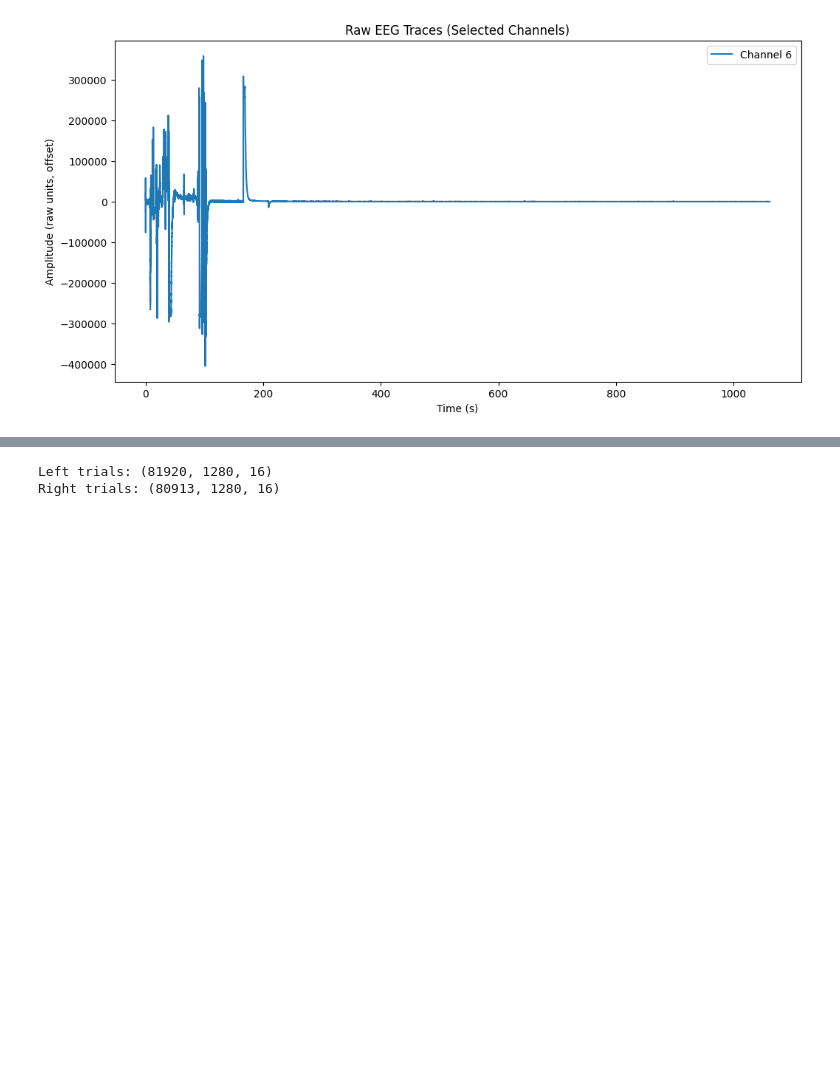
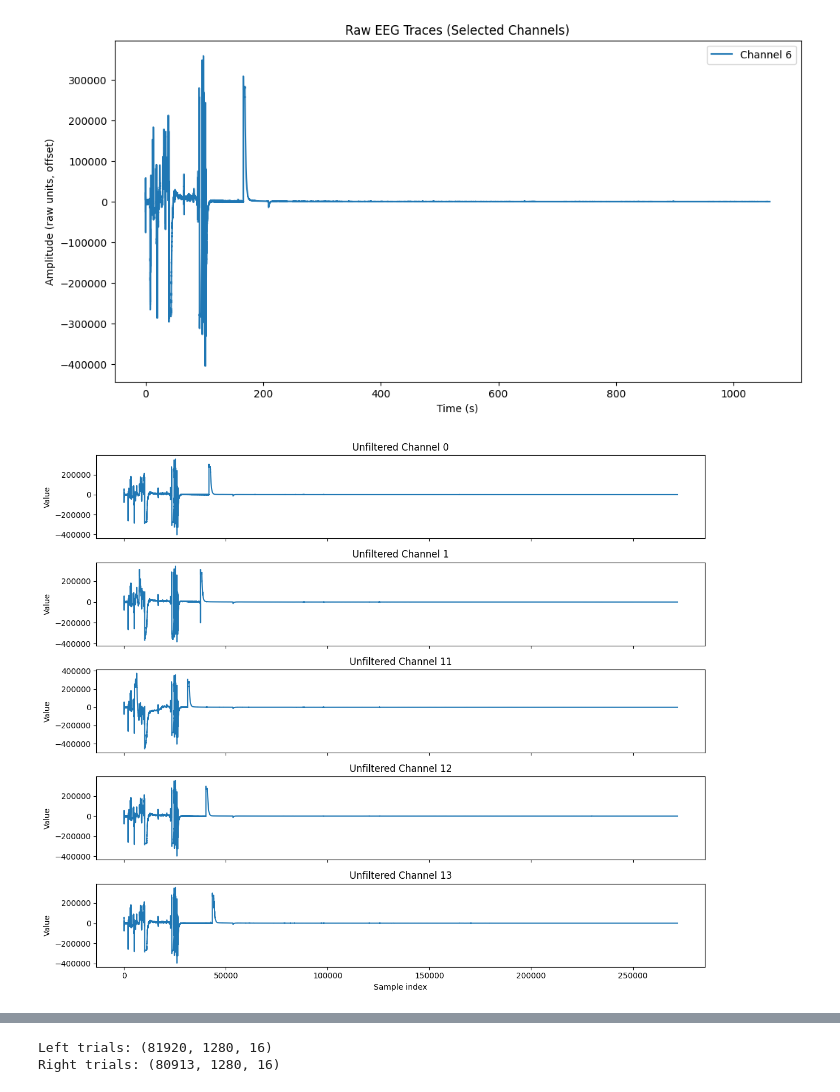
Before and after one commit to Jideco/stroke_rehab_data_analysis, a Jupyter notebook: all_channel_data_preparation_and_preprocessing.ipynb, the cells around one changed output, grey strips where cells are left out. Saved outputs shown, nothing was run; the diff lists cells and outputs as text; code cells hidden in the pictures; blank space fills up the shorter version.

```diff
--- a/all_channel_data_preparation_and_preprocessing.ipynb
+++ b/all_channel_data_preparation_and_preprocessing.ipynb
@@ -69,3 +103,19 @@ plt.legend()
 plt.show()
 # %% [output]
 [figure]
+# %%
+
+channels_to_plot = [2, 3, 13 , 14, 15]  # 0-based indices for ch 1,3,5,7,9,14
+
+fig, axes = plt.subplots(len(channels_to_plot), 1, figsize=(12, 10), sharex=True)
+
+for i, ch in enumerate(channels_to_plot):
+    axes[i].plot(df.iloc[:, ch])
+    axes[i].set_title(f'Unfiltered Channel {ch-2}')
+    axes[i].set_ylabel("Value")
+
+axes[-1].set_xlabel("Sample index")
+plt.tight_layout()
+plt.show()
+# %% [output]
+[figure, added]
```
Also changed, not shown: parts of 17 cells of this notebook, 1 other file.
